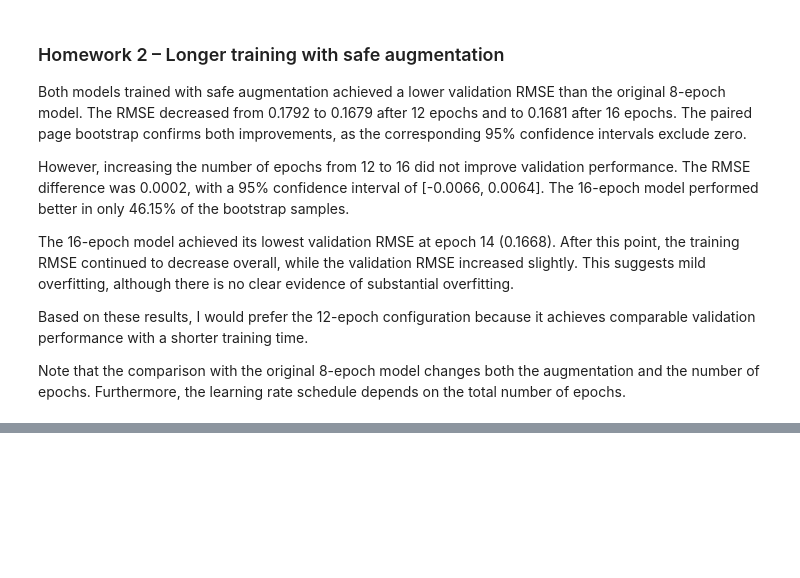
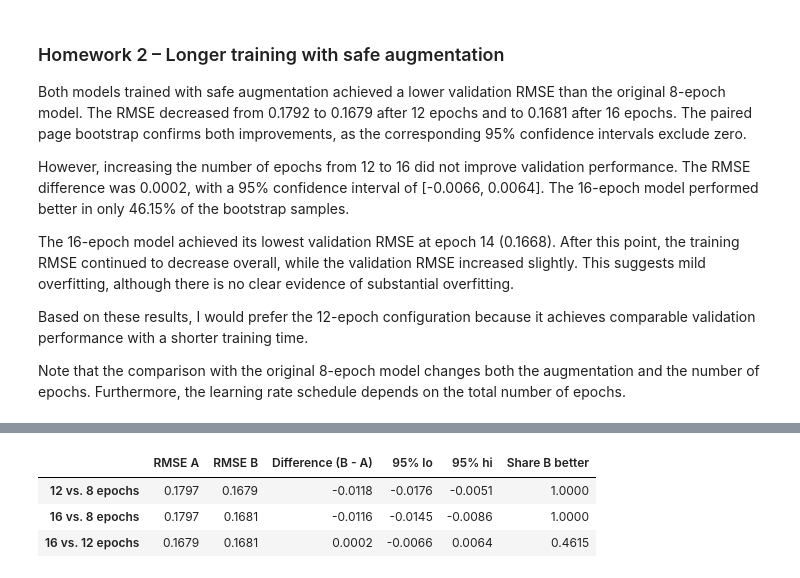
Before and after one commit to rras004/dl2026-docphoto, a Jupyter notebook: notebooks/lab4_cnn.ipynb, the cells around one changed output, grey strips where cells are left out. Cells and saved outputs as stored; diff of their text form; code cells hidden in the pictures; blank space fills up the shorter version.

```diff
--- a/notebooks/lab4_cnn.ipynb
+++ b/notebooks/lab4_cnn.ipynb
@@ -910,0 +1054,31 @@ Note that the comparison with the original 8-epoch model changes both the augmen
+# %%
+pred8_safe = rows["safe"]["val_pred"]
+
+comparisons_safe = [
+    ("12 vs. 8 epochs", pred8_safe, pred12),
+    ("16 vs. 8 epochs", pred8_safe, pred16),
+    ("16 vs. 12 epochs", pred12, pred16)
+]
+
+table_safe = {}
+
+for name, a, b in comparisons_safe:
+    bs = evaluate.page_bootstrap(
+        y_val[ok], a[ok], b[ok], pages[ok]
+    )
+
+    table_safe[name] = {
+        "RMSE A": bs["rmse_a"],
+        "RMSE B": bs["rmse_b"],
+        "Difference (B - A)": bs["diff"],
+        "95% lo": bs["lo"],
+        "95% hi": bs["hi"],
+        "Share B better": bs["share_b_better"]
+    }
+
+display(pd.DataFrame(table_safe).T.round(4))
+# %% [output]
+|  | RMSE A | RMSE B | Difference (B - A) | 95% lo | 95% hi | Share B better |
+| 12 vs. 8 epochs | 0.1797 | 0.1679 | -0.0118 | -0.0176 | -0.0051 | 1.0000 |
+| 16 vs. 8 epochs | 0.1797 | 0.1681 | -0.0116 | -0.0145 | -0.0086 | 1.0000 |
+| 16 vs. 12 epochs | 0.1679 | 0.1681 | 0.0002 | -0.0066 | 0.0064 | 0.4615 |
```
Also changed, not shown: parts of 8 cells of this notebook, 1 other file.
